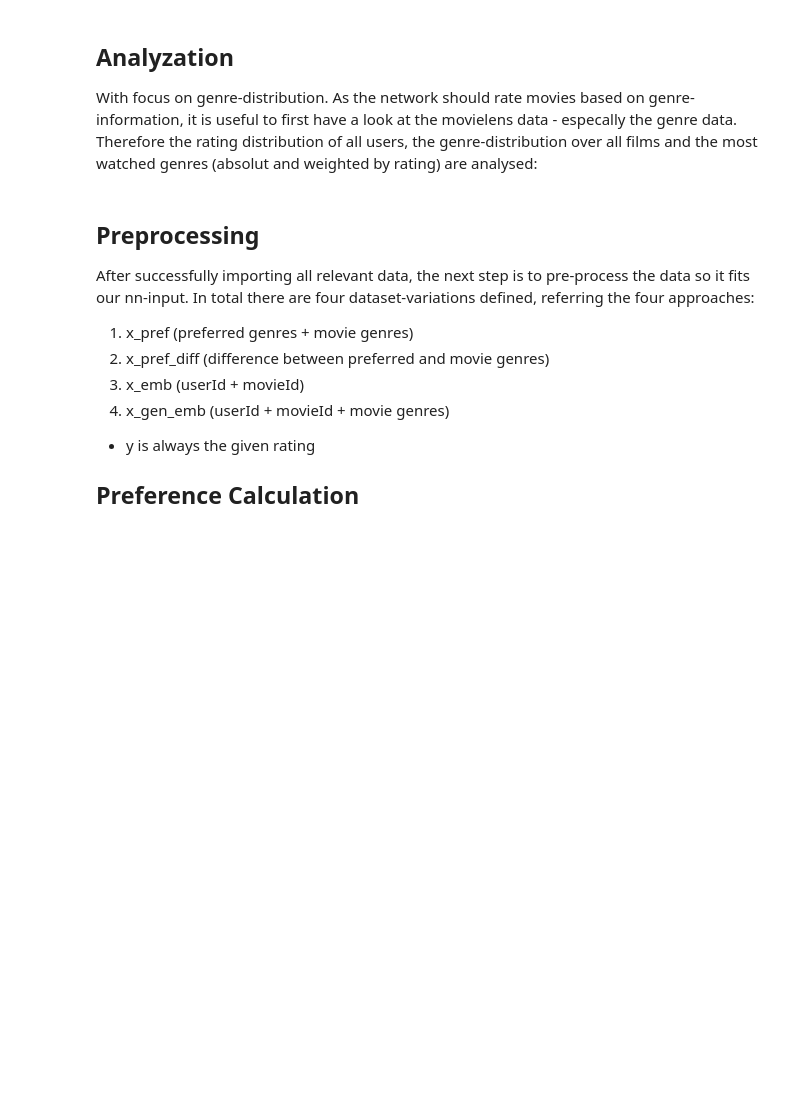
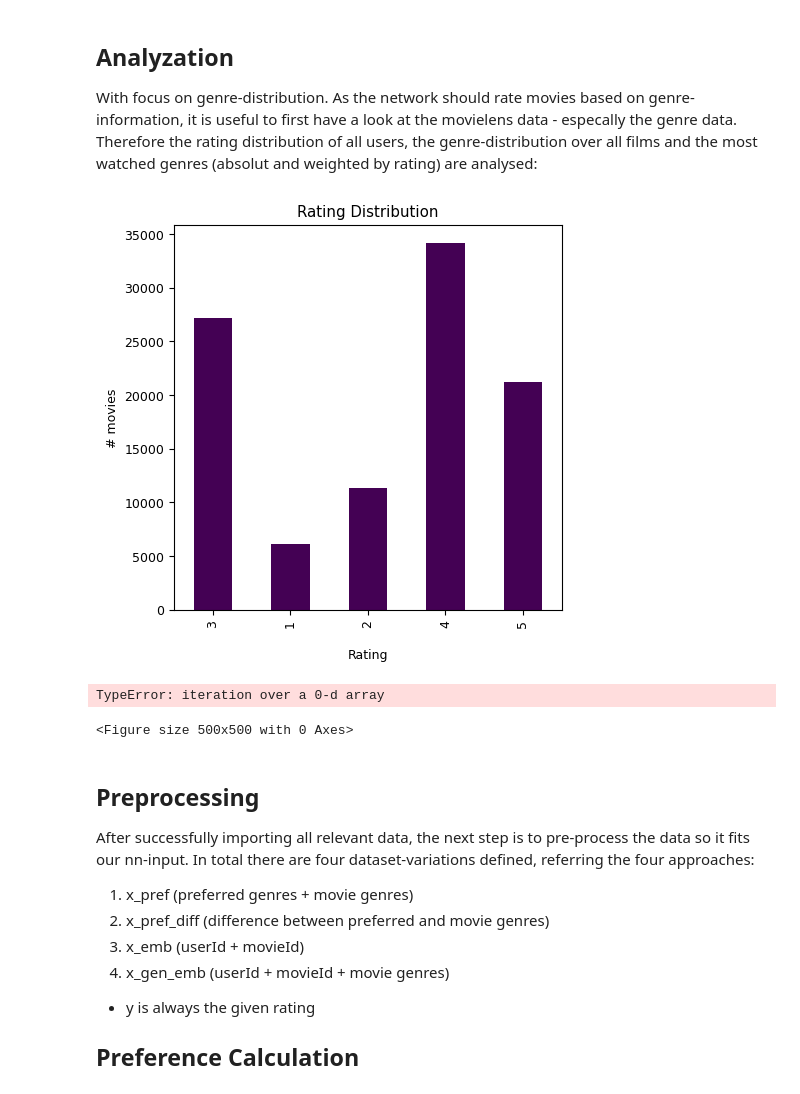
Before and after one commit to ManuRiess/MovieRecommender, a Jupyter notebook: MovieRecommender.ipynb, the cells around one changed output. Drawn from its saved outputs; the diff is of its cells as text; code cells hidden in the pictures; blank space fills up the shorter version.

```diff
--- a/MovieRecommender.ipynb
+++ b/MovieRecommender.ipynb
@@ -119,3 +116,28 @@ As the network should rate movies based on genre-information, it is useful to fi
+# %%
+# Analyse: Best Movie, average ratings, average rating counts,
+#rating distribution
+plt.figure(figsize=(5,5))
+plt.rc("font", size=9)
+df_ratings.rating.value_counts(sort=False).plot(kind='bar', colormap = mpl.colormaps['viridis'])
+plt.title('Rating Distribution')
+plt.xlabel('\nRating')
+plt.ylabel('# movies')
+plt.show()
+#genre-distribution
+plt.figure(figsize=(5,5))
+plt.rc("font", size=9)
+genres_sum = [sum(np.asarray(col)) for col in df_movies.columns[5:24].values] #sum(int(col))
+print(genres_sum)
+df_test = pd.DataFrame(genres_sum,index= df_movies.columns[5:24].values,columns=["Preference"], colormap = mpl.colormaps['viridis'])
+# df_ratings.rating.value_counts(sort=False).plot(kind='bar', colormap = mpl.colormaps['viridis'])
+plt.title('Rating Distribution')
+plt.xlabel('\nRating')
+plt.ylabel('# movies')
+plt.show()
+# %% [output]
+[figure, added]
+TypeError: iteration over a 0-d array
+<Figure size 500x500 with 0 Axes>
 # %% [markdown]
 ## Preprocessing
 After successfully importing all relevant data, the next step is to pre-process the data so it fits our nn-input. In total there are four dataset-variations defined, referring the four approaches:
```
Also changed, not shown: parts of 8 cells of this notebook.
